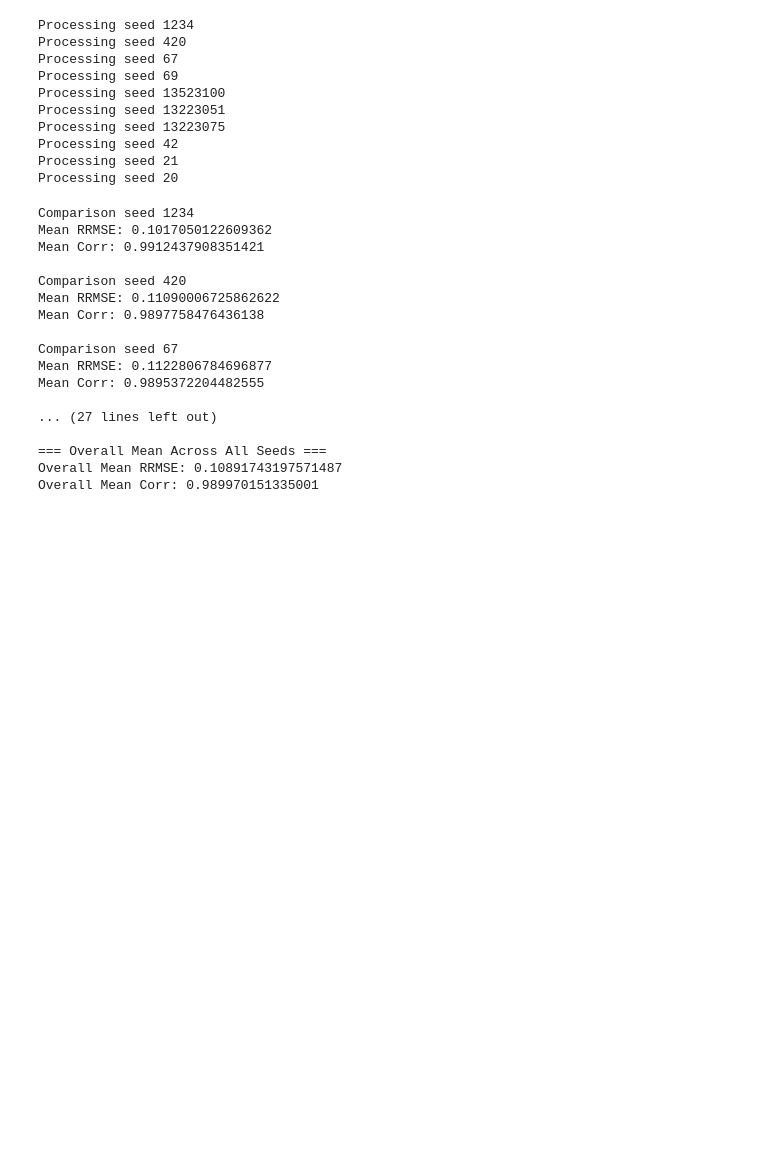
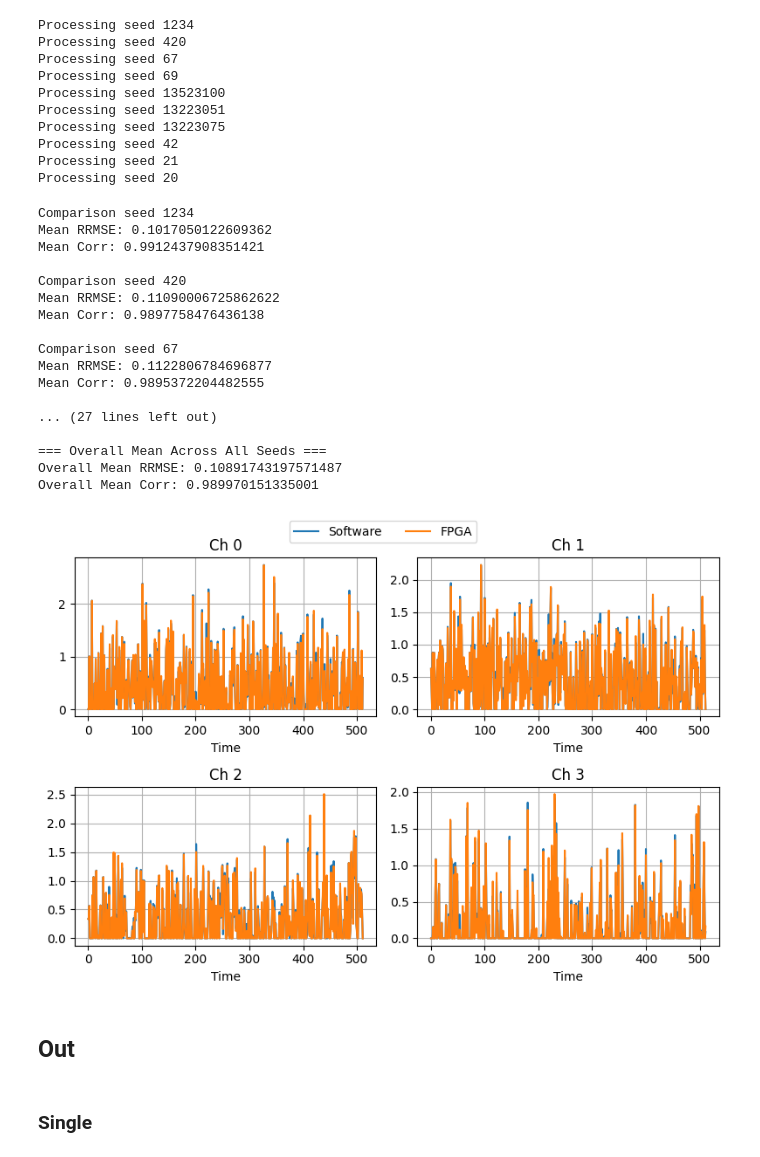
Before and after one commit to candrasengkala/WGAN-EEG-FPGA, a Jupyter notebook: src/notebooks/comparison.ipynb, the cells around one changed output. Saved outputs shown, nothing was run; the diff lists cells and outputs as text; code cells hidden in the pictures; blank space fills up the shorter version.

```diff
--- a/src/notebooks/comparison.ipynb
+++ b/src/notebooks/comparison.ipynb
@@ -83,8 +117,7 @@ def create_inputs(seeds):
 # %%
 seed_arr = [1234, 420, 67, 69, 13523100, 13223051, 13223075, 42, 21, 20]
-inputs_array = create_inputs(seed_arr)
-
-print(len(inputs_array))
+inputs_decoder_array = create_inputs_decoder(seed_arr)
+inputs_out_array = create_inputs_out(seed_arr)
 # %% [output]
 Processing Seed: 1234
 Processing Seed: 420
@@ -1319,10 +1397,10 @@ Mean Corr: 0.9913846515119076
 # %%
 decoder_outgroup_path = os.path.join(os.path.abspath("."), "..", "..", "output", "decoder", "seeds")
 
-inputs_array = inputs_array
+inputs_decoder_array = inputs_decoder_array
 decoder_results = []
 
-for i, item in enumerate(inputs_array):
+for i, item in enumerate(inputs_decoder_array):
     print(f"Processing seed {item["seed"]}")
     # Get Original output
     G.eval()
@@ -1385,30 +1463,46 @@ for i, data in enumerate(decoder_results):
     print("Mean Corr:", data["metrics"]["corr_mean"])
     print()
 
     decoder_rrmse.append(data["metrics"]["rrmse_mean"])
     decoder_corr.append(data["metrics"]["corr_mean"])
 
 decoder_mean_rrmse_all = sum(decoder_rrmse) / len(decoder_rrmse)
 decoder_mean_corr_all = sum(decoder_corr) / len(decoder_corr)
 
 print("=== Overall Mean Across All Seeds ===")
 print("Overall Mean RRMSE:", decoder_mean_rrmse_all)
 print("Overall Mean Corr:", decoder_mean_corr_all)
+
+decoder_first = decoder_results[0]
+plot_decoder_comparison(
+    decoder_first["original_float"],
+    decoder_first["hardware_float"],
+    title="",
+    ref_label="Software",
+    test_label="FPGA",
+    channels=range(4),
+    grid_cols=2
+)
 # %% [output]
 Comparison seed 1234
 Mean RRMSE: 0.1017050122609362
 Mean Corr: 0.9912437908351421
 
 Comparison seed 420
 Mean RRMSE: 0.11090006725862622
 Mean Corr: 0.9897758476436138
 
 Comparison seed 67
 Mean RRMSE: 0.1122806784696877
 Mean Corr: 0.9895372204482555
 
 ... (27 lines left out)
 
 === Overall Mean Across All Seeds ===
 Overall Mean RRMSE: 0.10891743197571487
 Overall Mean Corr: 0.989970151335001
+[figure, added]
+# %% [markdown]
+## Out
+# %% [markdown]
+### Single
```
Also changed, not shown: parts of 12 cells of this notebook, 17 other files.
